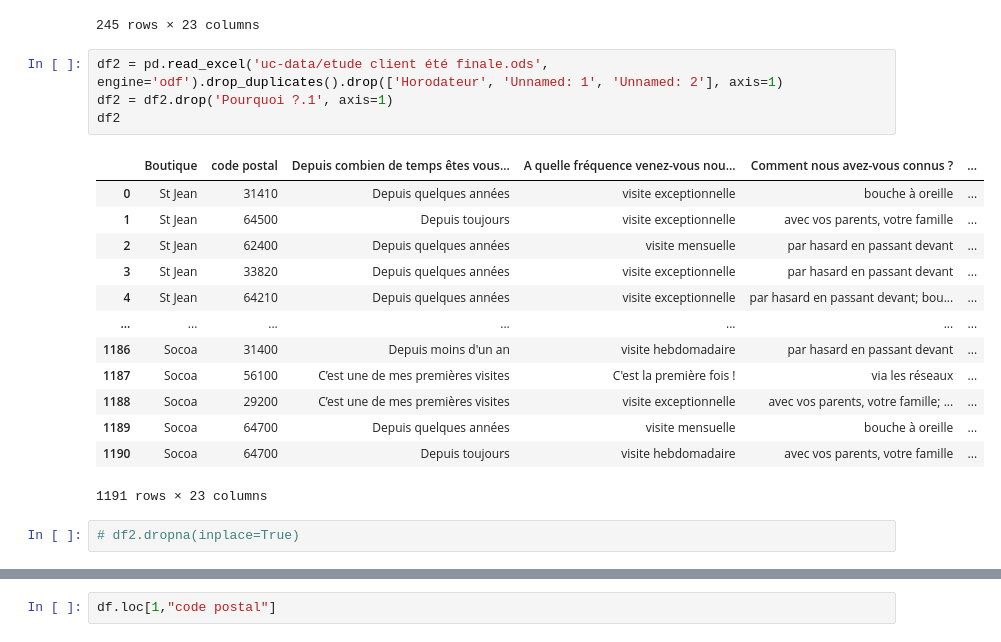
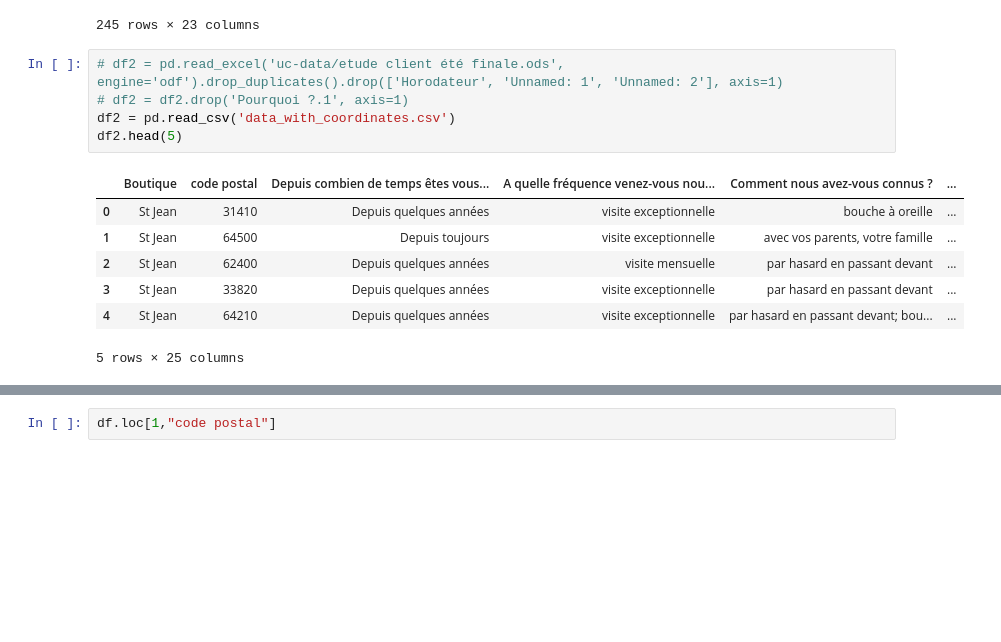
Before and after one commit to MickaWilk/AI4INDUSTRY, a Jupyter notebook: workflow.ipynb, the cells around one changed output, grey strips where cells are left out. Cells and saved outputs as stored; diff of their text form; blank space fills up the shorter version.

```diff
--- a/workflow.ipynb
+++ b/workflow.ipynb
@@ -25,22 +25,15 @@ df
 | 244 | St Jean | 64500 | C’est une de mes premières visites | C'est la première fois ! | par hasard en passant devant | ... |
 245 rows × 23 columns
 # %%
-df2 = pd.read_excel('uc-data/etude client été finale.ods', engine='odf').drop_duplicates().drop(['Horodateur', 'Unnamed: 1', 'Unnamed: 2'], axis=1)
-df2 = df2.drop('Pourquoi ?.1', axis=1)
-df2
+# df2 = pd.read_excel('uc-data/etude client été finale.ods', engine='odf').drop_duplicates().drop(['Horodateur', 'Unnamed: 1', 'Unnamed: 2'], axis=1)
+# df2 = df2.drop('Pourquoi ?.1', axis=1)
+df2 = pd.read_csv('data_with_coordinates.csv')
+df2.head(5)
 # %% [output]
 |  | Boutique | code postal | Depuis combien de temps êtes vous... | A quelle fréquence venez-vous nou... | Comment nous avez-vous connus ? | ... |
 | 0 | St Jean | 31410 | Depuis quelques années | visite exceptionnelle | bouche à oreille | ... |
 | 1 | St Jean | 64500 | Depuis toujours | visite exceptionnelle | avec vos parents, votre famille | ... |
 | 2 | St Jean | 62400 | Depuis quelques années | visite mensuelle | par hasard en passant devant | ... |
 | 3 | St Jean | 33820 | Depuis quelques années | visite exceptionnelle | par hasard en passant devant | ... |
 | 4 | St Jean | 64210 | Depuis quelques années | visite exceptionnelle | par hasard en passant devant; bou... | ... |
-| ... | ... | ... | ... | ... | ... | ... |
-| 1186 | Socoa | 31400 | Depuis moins d'un an | visite hebdomadaire | par hasard en passant devant | ... |
-| 1187 | Socoa | 56100 | C’est une de mes premières visites | C'est la première fois ! | via les réseaux | ... |
-| 1188 | Socoa | 29200 | C’est une de mes premières visites | visite exceptionnelle | avec vos parents, votre famille; ... | ... |
-| 1189 | Socoa | 64700 | Depuis quelques années | visite mensuelle | bouche à oreille | ... |
-| 1190 | Socoa | 64700 | Depuis toujours | visite hebdomadaire | avec vos parents, votre famille | ... |
-1191 rows × 23 columns
+5 rows × 25 columns
-# %%
-# df2.dropna(inplace=True)
```
Also changed, not shown: parts of 6 cells of this notebook, 2 other files.
